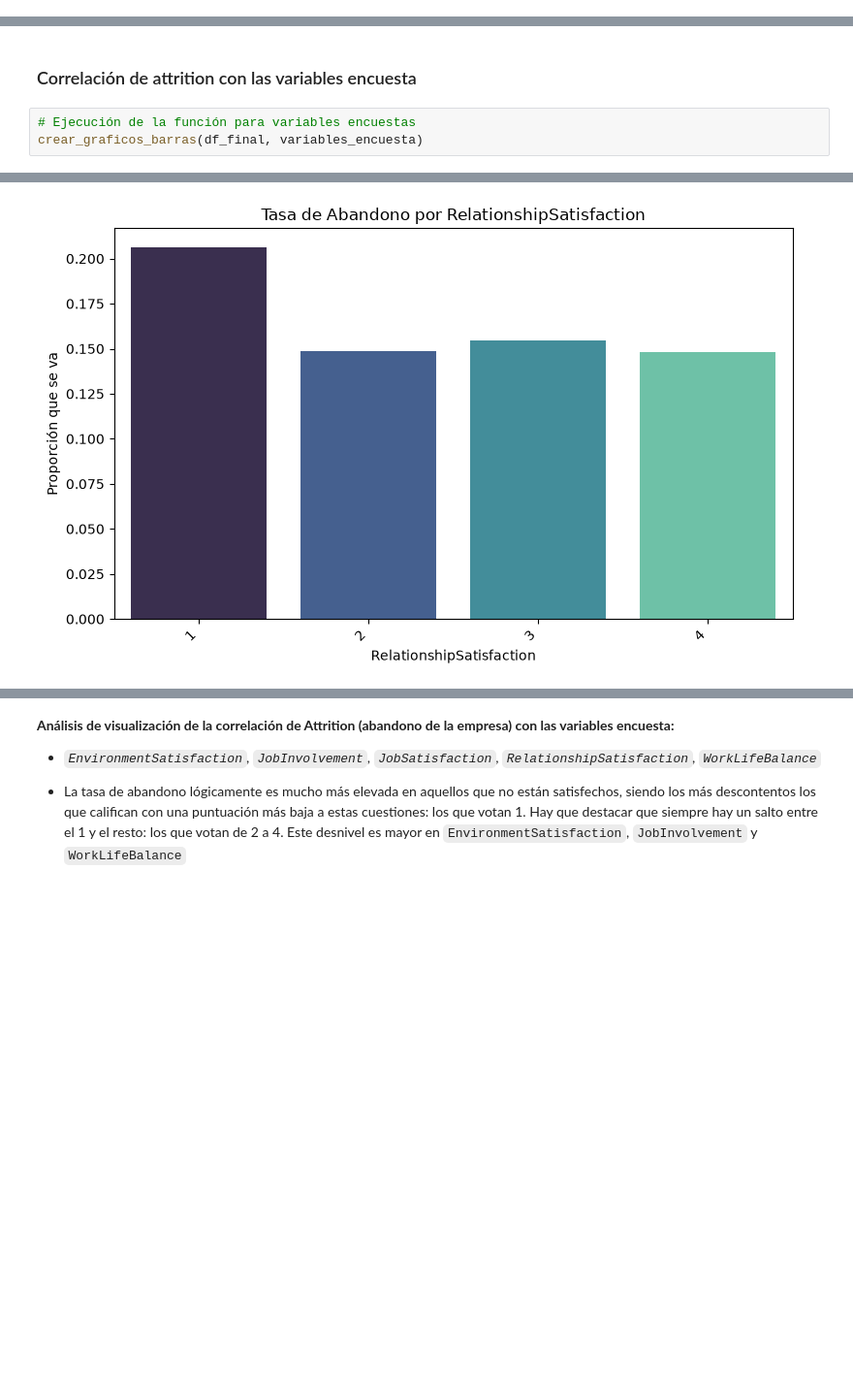
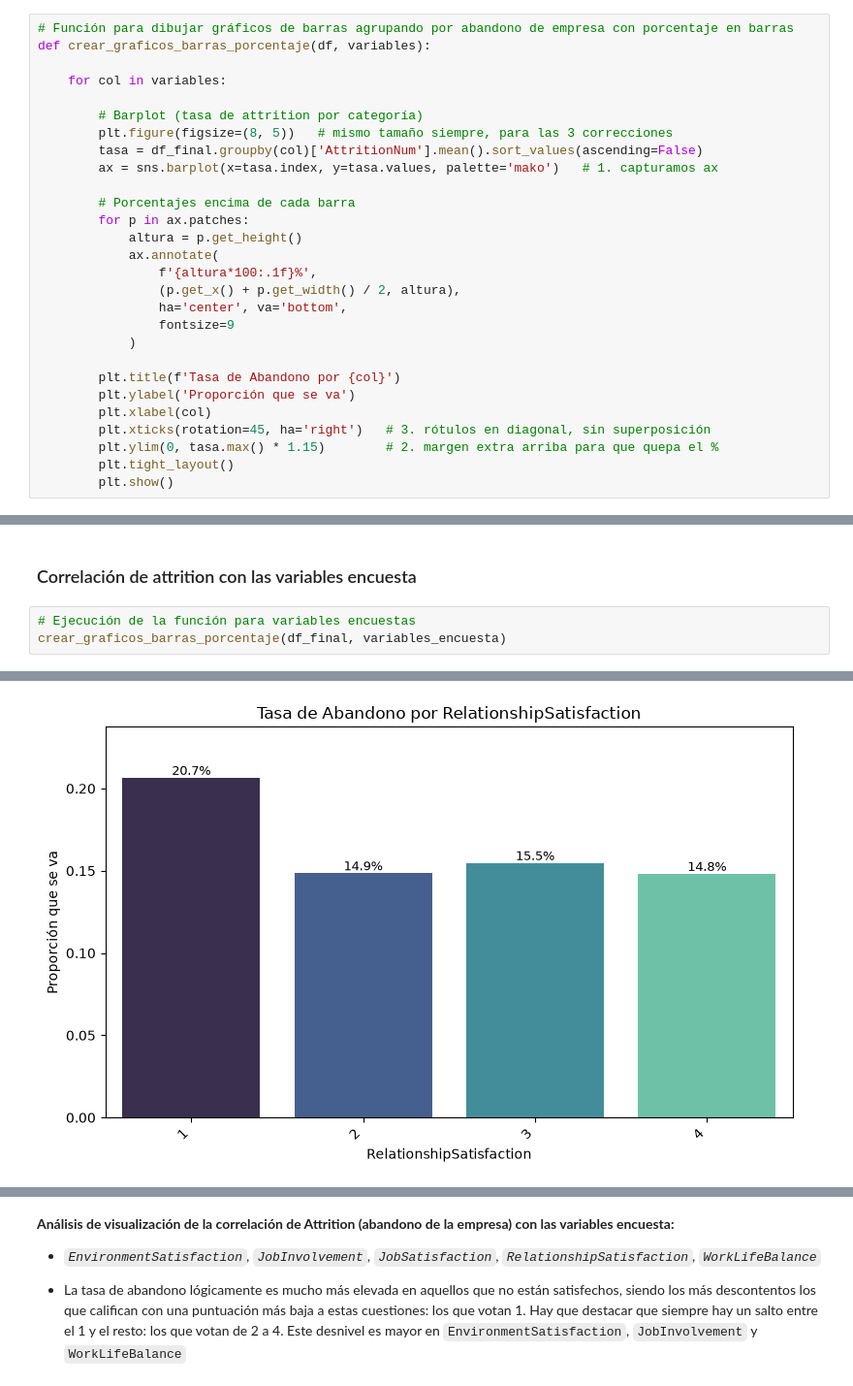
Before and after one commit to Adalab/project-da-promo-67-modulo-3-team-2, a Jupyter notebook: src/notebooks/03_Correlacion.ipynb, the cells around one changed output, grey strips where cells are left out. Shown at 97% size. Saved outputs shown, nothing was run; the diff lists cells and outputs as text; blank space fills up the shorter version.

Commit message:
Porcentaje gráficos

```diff
--- a/src/notebooks/03_Correlacion.ipynb
+++ b/src/notebooks/03_Correlacion.ipynb
@@ -112,0 +52,28 @@ for variable in variables_categoricas:
+# %%
+# Función para dibujar gráficos de barras agrupando por abandono de empresa con porcentaje en barras
+def crear_graficos_barras_porcentaje(df, variables):
+
+    for col in variables:
+
+        # Barplot (tasa de attrition por categoría)
+        plt.figure(figsize=(8, 5))   # mismo tamaño siempre, para las 3 correcciones
+        tasa = df_final.groupby(col)['AttritionNum'].mean().sort_values(ascending=False)
+        ax = sns.barplot(x=tasa.index, y=tasa.values, palette='mako')   # 1. capturamos ax
+
+        # Porcentajes encima de cada barra
+        for p in ax.patches:
+            altura = p.get_height()
+            ax.annotate(
+                f'{altura*100:.1f}%',
+                (p.get_x() + p.get_width() / 2, altura),
+                ha='center', va='bottom',
+                fontsize=9
+            )
+
+        plt.title(f'Tasa de Abandono por {col}')
+        plt.ylabel('Proporción que se va')
+        plt.xlabel(col)
+        plt.xticks(rotation=45, ha='right')   # 3. rótulos en diagonal, sin superposición
+        plt.ylim(0, tasa.max() * 1.15)        # 2. margen extra arriba para que quepa el %
+        plt.tight_layout()
+        plt.show()
@@ -125,5 +102,5 @@ for variable in variables_categoricas:
 ### Correlación de attrition con las variables encuesta
 # %%
 # Ejecución de la función para variables encuestas
-crear_graficos_barras(df_final, variables_encuesta)
+crear_graficos_barras_porcentaje(df_final, variables_encuesta)
 # %% [output]
@@ -133 +110 @@ crear_graficos_barras(df_final, variables_encuesta)
-[figure, old version]
+[figure, new version]
```
Also changed, not shown: parts of 7 cells of this notebook.
